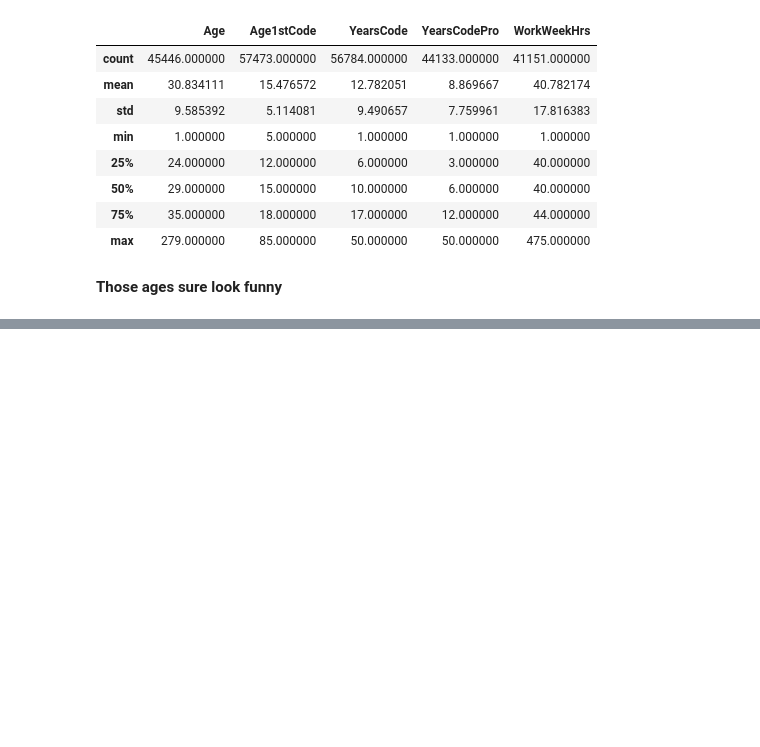
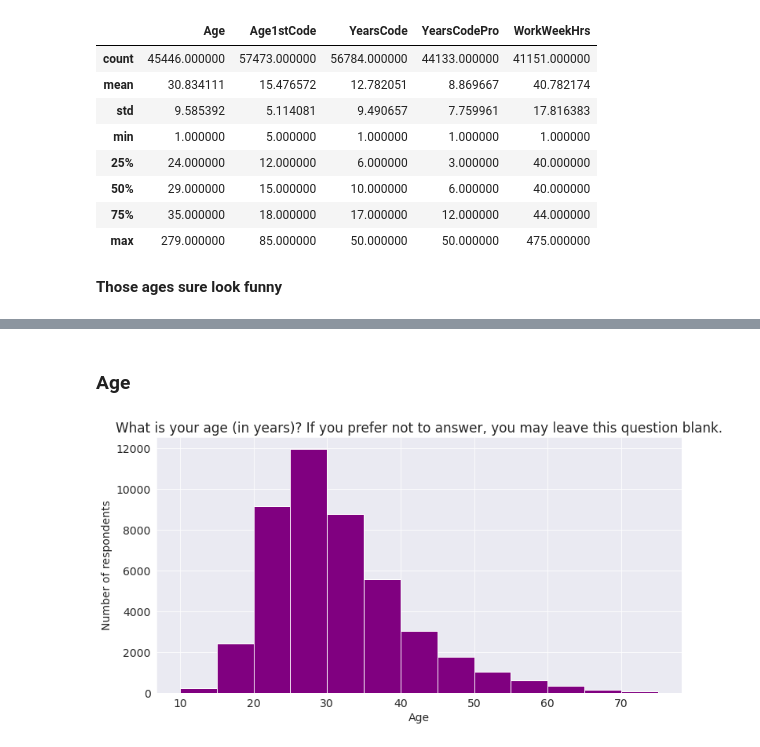
Before and after one commit to biscotty666/R-vs-Python-for-Data-Science, a Jupyter notebook: Tutorial.ipynb, the cells around one changed output, grey strips where cells are left out. Cells and saved outputs as stored; diff of their text form; code cells hidden in the pictures; blank space fills up the shorter version.

```diff
--- a/Tutorial.ipynb
+++ b/Tutorial.ipynb
@@ -183,0 +265,11 @@ import numpy as np
+# %% [markdown]
+### Age
+# %%
+plt.figure(figsize=(12, 6))
+plt.title(schema.Age)
+plt.xlabel('Age')
+plt.ylabel('Number of respondents')
+
+plt.hist(survey_df.Age, bins=np.arange(10,80,5), color='purple');
+# %% [output]
+[figure, added]
```
Also changed, not shown: parts of 26 cells of this notebook, 6 other files.
